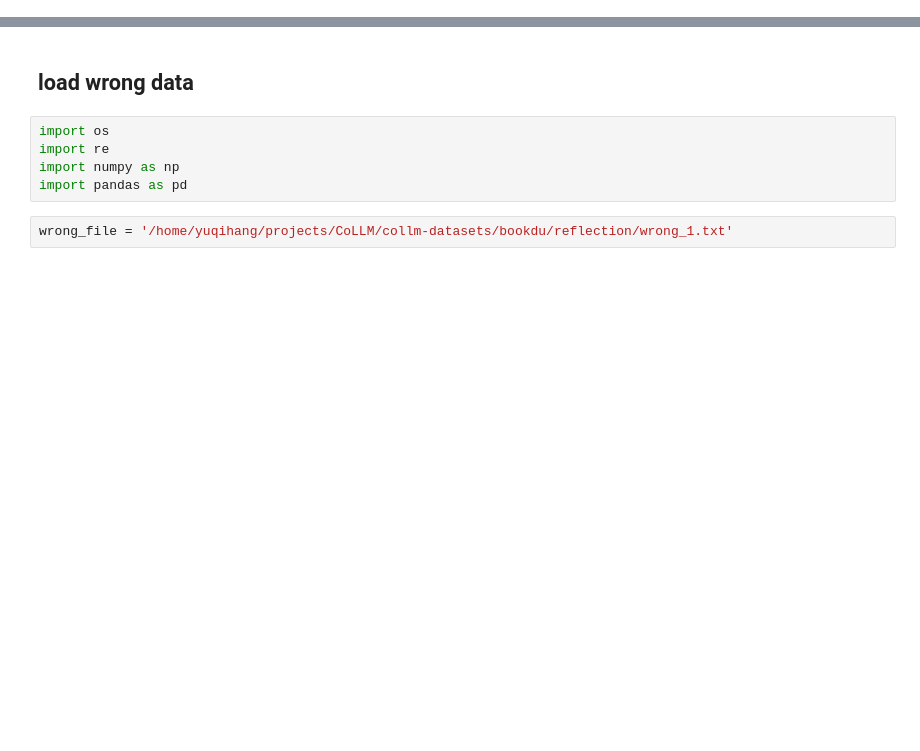
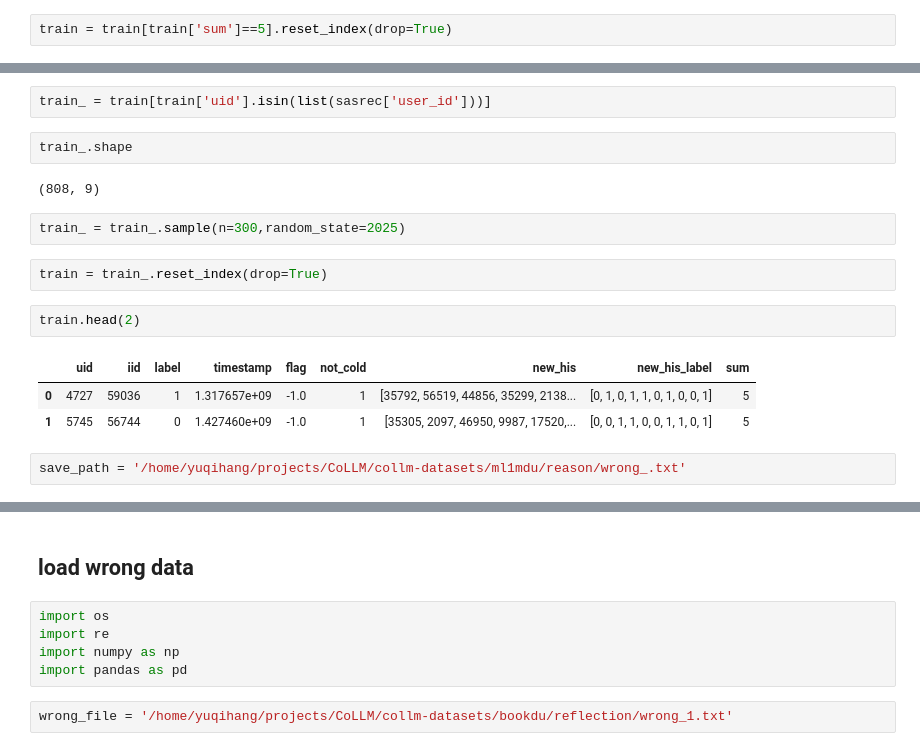
Before and after one commit to Yu-Qi-hang/ThinkRec, a Jupyter notebook: dataset/tools/getreflection.ipynb, the cells around one changed output, grey strips where cells are left out. Cells and saved outputs as stored; diff of their text form; blank space fills up the shorter version.

Commit message:
add adaptive inference & sasrec for rec

```diff
--- a/dataset/tools/getreflection.ipynb
+++ b/dataset/tools/getreflection.ipynb
@@ -0,0 +59,2 @@
+# %%
+train = train[train['sum']==5].reset_index(drop=True)
@@ -0,0 +67,18 @@
+# %%
+train_ = train[train['uid'].isin(list(sasrec['user_id']))]
+# %%
+train_.shape
+# %% [output]
+(808, 9)
+# %%
+train_ = train_.sample(n=300,random_state=2025)
+# %%
+train = train_.reset_index(drop=True)
+# %%
+train.head(2)
+# %% [output]
+|  | uid | iid | label | timestamp | flag | not_cold | new_his | new_his_label | sum |
+| 0 | 4727 | 59036 | 1 | 1.317657e+09 | -1.0 | 1 | [35792, 56519, 44856, 35299, 2138... | [0, 1, 0, 1, 1, 0, 1, 0, 0, 1] | 5 |
+| 1 | 5745 | 56744 | 0 | 1.427460e+09 | -1.0 | 1 | [35305, 2097, 46950, 9987, 17520,... | [0, 0, 1, 1, 0, 0, 1, 1, 0, 1] | 5 |
+# %%
+save_path = '/home/yuqihang/projects/CoLLM/collm-datasets/ml1mdu/reason/wrong_.txt'
```
Also changed, not shown: parts of 38 cells of this notebook, 26 other files.
